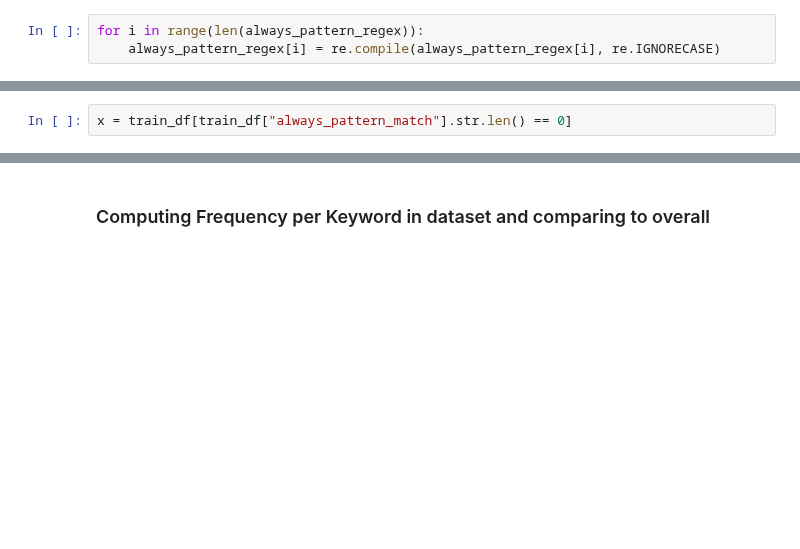
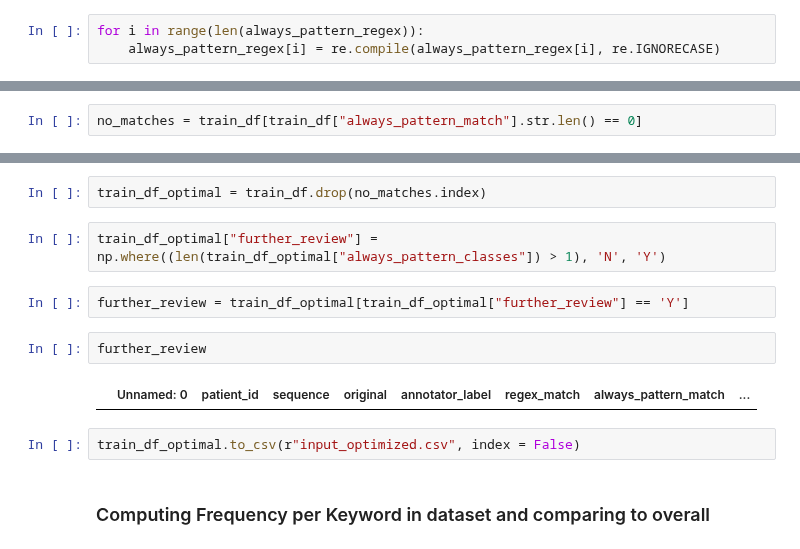
Before and after one commit to anaconda121/NeuraHealth, a Jupyter notebook: Modeling/Logistic-Regression-TFIDF.ipynb, the cells around one changed output, grey strips where cells are left out. Drawn from its saved outputs; the diff is of its cells as text; blank space fills up the shorter version.

```diff
--- a/Modeling/Logistic-Regression-TFIDF.ipynb
+++ b/Modeling/Logistic-Regression-TFIDF.ipynb
@@ -95,4 +91,4 @@ for seq in tqdm(train_df["original"]):
 train_df["always_pattern_match"] = a
 train_df["always_pattern_classes"] = c
 # %%
-x = train_df[train_df["always_pattern_match"].str.len() == 0]
+no_matches = train_df[train_df["always_pattern_match"].str.len() == 0]
@@ -113,3 +95,15 @@ x = train_df[train_df["always_pattern_match"].str.len() == 0]
+# %%
+train_df_optimal = train_df.drop(no_matches.index)
+# %%
+train_df_optimal["further_review"] = np.where((len(train_df_optimal["always_pattern_classes"]) > 1), 'N', 'Y')
+# %%
+further_review = train_df_optimal[train_df_optimal["further_review"] == 'Y']
+# %%
+further_review
+# %% [output]
+|  | Unnamed: 0 | patient_id | sequence | original | annotator_label | regex_match | always_pattern_match | ... |
+# %%
+train_df_optimal.to_csv(r"input_optimized.csv", index = False)
 # %% [markdown]
 ### Computing Frequency per Keyword in dataset and comparing to overall
 # %%
```
Also changed, not shown: parts of 3 cells of this notebook.
